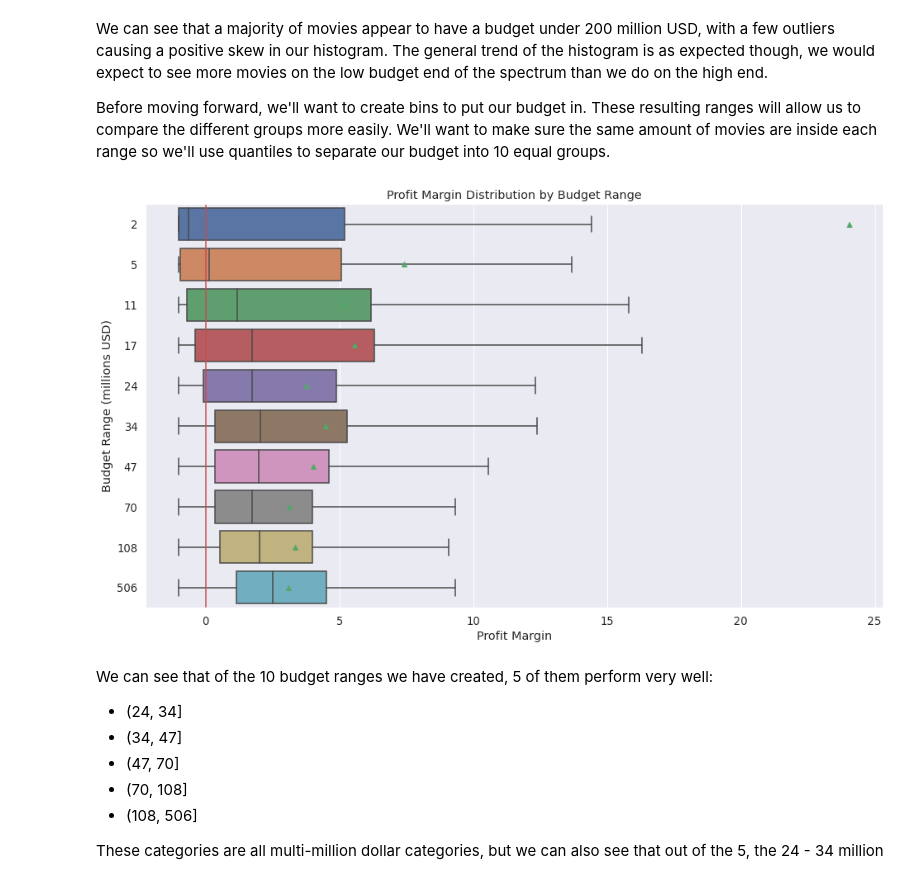
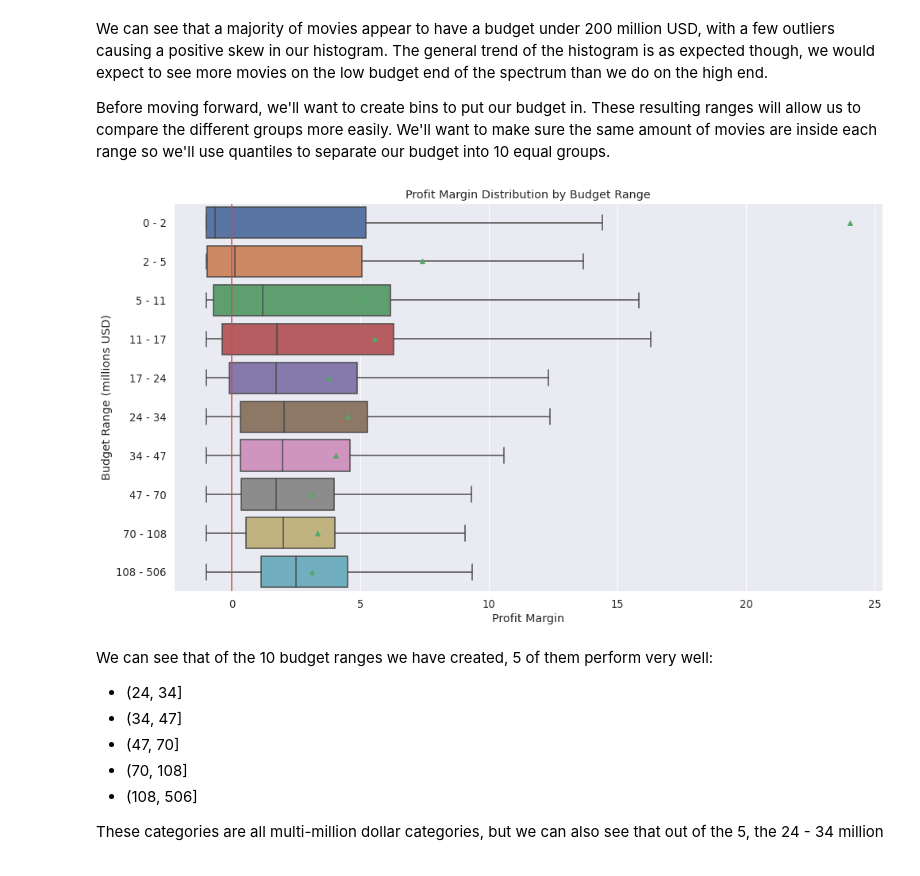
Before and after one commit to Skellet0r/movie-industry, a Jupyter notebook: notebooks/03-eamor-data-exploration.ipynb, the cells around one changed output. Cells and saved outputs as stored; diff of their text form; code cells hidden in the pictures.

```diff
--- a/notebooks/03-eamor-data-exploration.ipynb
+++ b/notebooks/03-eamor-data-exploration.ipynb
@@ -153,22 +153,27 @@ budget_df["bin"] = pd.cut(budget_df.production_budget, bins, include_lowest=True
 # %%
 # plot profit margin for each budget range
 fig = plt.figure(figsize=(16, 9))
 
 sns.boxplot("profit_margin", "bin", data=budget_df, showfliers=False, showmeans=True)
 
 # plot vertical line
-locs, _ = plt.yticks()
-plt.axvline(0, locs[0], locs[-1], color="r")
+ticks, labels = plt.yticks()
+plt.axvline(0, ticks[0], ticks[-1], color="r")
+
+# adjust y labels
+labels = [label.get_text() for label in labels]
+new_labels = [f"{x} - {y}" for x, y in zip(['0'] + labels[:-1] , labels)]
+plt.yticks(ticks, new_labels)
 
 
 plt.xlabel("Profit Margin")
 plt.ylabel("Budget Range (millions USD)")
 plt.title("Profit Margin Distribution by Budget Range")
 
 
 plt.show()
 # %% [output]
-[figure, old version]
+[figure, new version]
 # %% [markdown]
 We can see that of the 10 budget ranges we have created, 5 of them perform very well:
 
```
Also changed, not shown: parts of 11 cells of this notebook.
